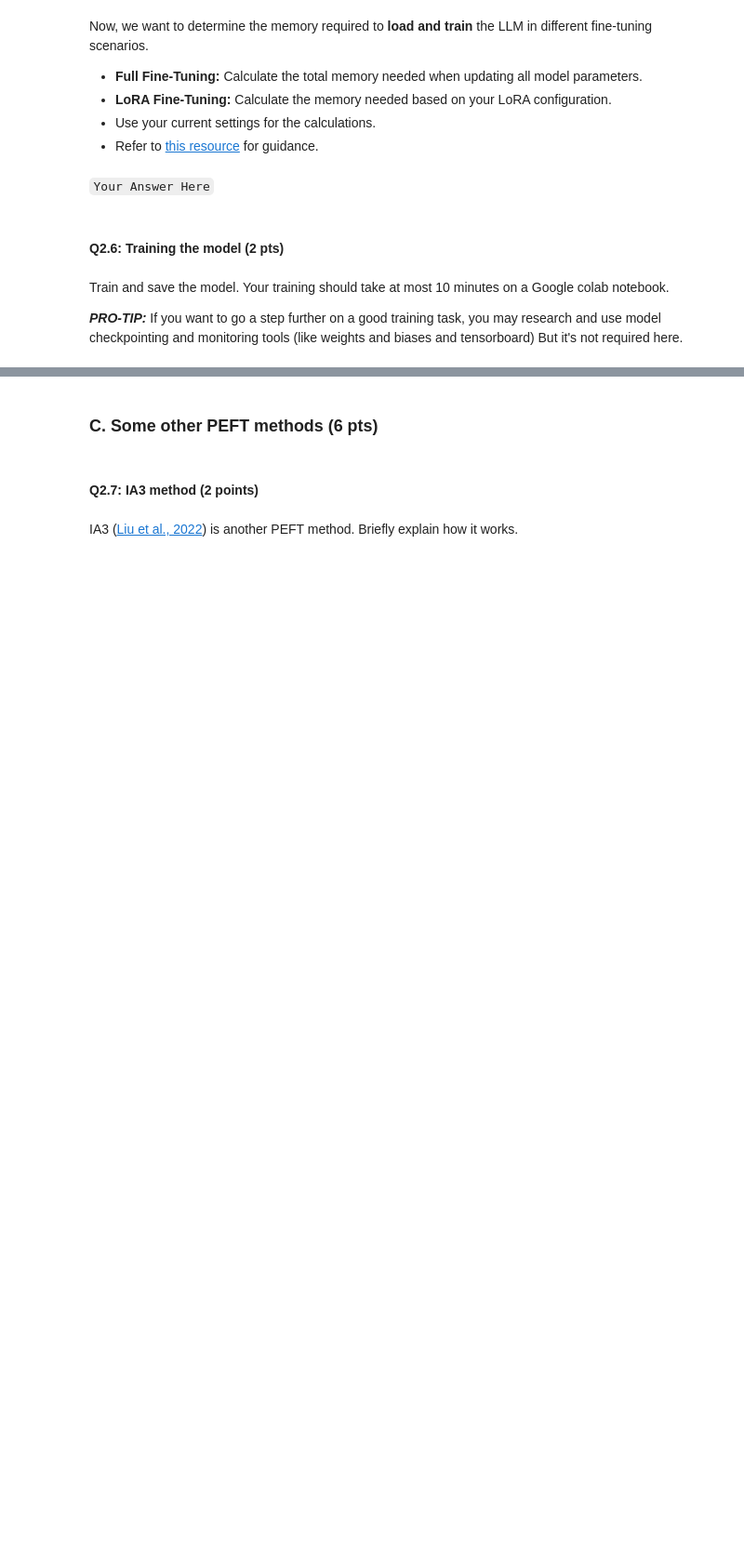
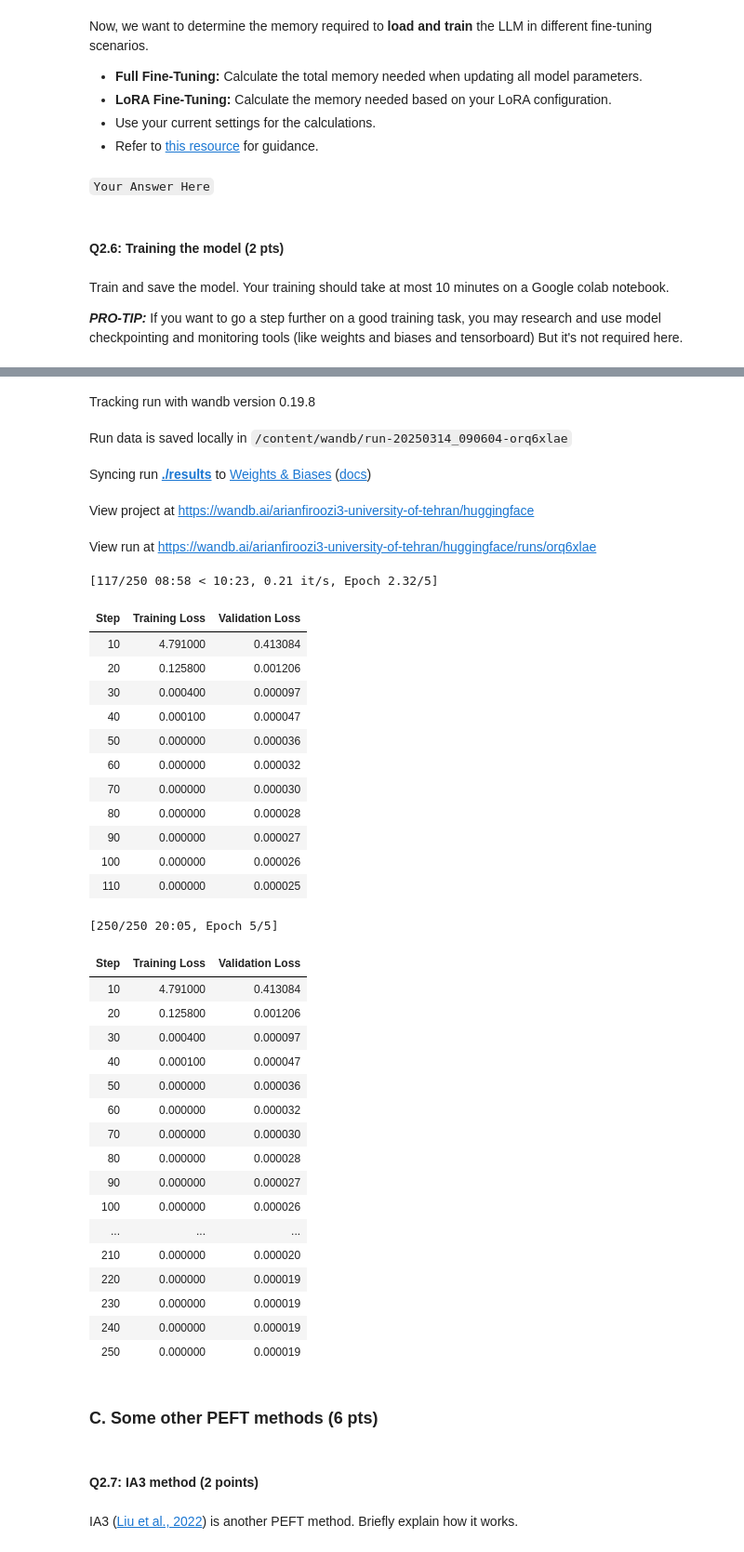
Before and after one commit to ArianFiroozi/LLM-Course-Projects, a Jupyter notebook: LLM_CA1.ipynb, the cells around one changed output, grey strips where cells are left out. Shown at 93% size. Saved outputs shown, nothing was run; the diff lists cells and outputs as text; code cells hidden in the pictures; blank space fills up the shorter version.

Commit message:
feat: add train using a minimal config of LoRA

```diff
--- a/LLM_CA1.ipynb
+++ b/LLM_CA1.ipynb
@@ -660,3 +675,12 @@ a. Implement a custom callback class that:
+# %%
+from transformers import TrainingArguments, Trainer, TrainerCallback
+
+class ProgressLogger(TrainerCallback):
+    def __init__(self):
+        self.logs = []
+
+    def on_log(self, args, state, control, logs=None, **kwargs):
+        self.logs.append(logs.copy())
 # %% [markdown]
 #### Q2.4: TrainingArgs (7 pts)
 # %% [markdown]
@@ -683,3 +705,20 @@ b. Define your trainings args
+# %%
+from transformers import Trainer, TrainingArguments
+
+training_args = TrainingArguments(
+    output_dir="./results",
+    # evaluation_strategy="epoch",
+    evaluation_strategy="steps",
+    learning_rate=5e-5,
+    num_train_epochs=5,
+    per_device_train_batch_size=2,
+    save_steps=10,
+    save_total_limit=2,
+    logging_dir="./logs",
+    logging_steps=10,
+)
+
+progress_logger = ProgressLogger()
 # %% [markdown]
 #### Q2.5: Memory usage (8 points)
 # %% [markdown]
@@ -701,0 +739,12 @@ Train and save the model. Your training should take at most 10 minutes on a Goog
+# %%
+trainer = Trainer(
+    model=lora_model,
+    args=training_args,
+    train_dataset=train_dataset,
+    eval_dataset=train_dataset,
+    callbacks=[progress_logger]
+)
+trainer.train()
+
+logs = progress_logger.logs
+# %% [output]
@@ -702,3 +761,39 @@ Train and save the model. Your training should take at most 10 minutes on a Goog
+Tracking run with wandb version 0.19.8
+Run data is saved locally in /content/wandb/run-20250314_090604-orq6xlae
+Syncing run ./results to Weights & Biases (docs)
+View project at https://wandb.ai/arianfiroozi3-university-of-tehran/huggingface
+View run at https://wandb.ai/arianfiroozi3-university-of-tehran/huggingface/runs/orq6xlae
+[117/250 08:58 < 10:23, 0.21 it/s, Epoch 2.32/5]
+| Step | Training Loss | Validation Loss |
+| 10 | 4.791000 | 0.413084 |
+| 20 | 0.125800 | 0.001206 |
+| 30 | 0.000400 | 0.000097 |
+| 40 | 0.000100 | 0.000047 |
+| 50 | 0.000000 | 0.000036 |
+| 60 | 0.000000 | 0.000032 |
+| 70 | 0.000000 | 0.000030 |
+| 80 | 0.000000 | 0.000028 |
+| 90 | 0.000000 | 0.000027 |
+| 100 | 0.000000 | 0.000026 |
+| 110 | 0.000000 | 0.000025 |
+[250/250 20:05, Epoch 5/5]
+| Step | Training Loss | Validation Loss |
+| 10 | 4.791000 | 0.413084 |
+| 20 | 0.125800 | 0.001206 |
+| 30 | 0.000400 | 0.000097 |
+| 40 | 0.000100 | 0.000047 |
+| 50 | 0.000000 | 0.000036 |
+| 60 | 0.000000 | 0.000032 |
+| 70 | 0.000000 | 0.000030 |
+| 80 | 0.000000 | 0.000028 |
+| 90 | 0.000000 | 0.000027 |
+| 100 | 0.000000 | 0.000026 |
+| ... | ... | ... |
+| 210 | 0.000000 | 0.000020 |
+| 220 | 0.000000 | 0.000019 |
+| 230 | 0.000000 | 0.000019 |
+| 240 | 0.000000 | 0.000019 |
+| 250 | 0.000000 | 0.000019 |
 # %% [markdown]
 ### C. Some other PEFT methods (6 pts)
 # %% [markdown]
```
Also changed, not shown: parts of 12 cells of this notebook.
